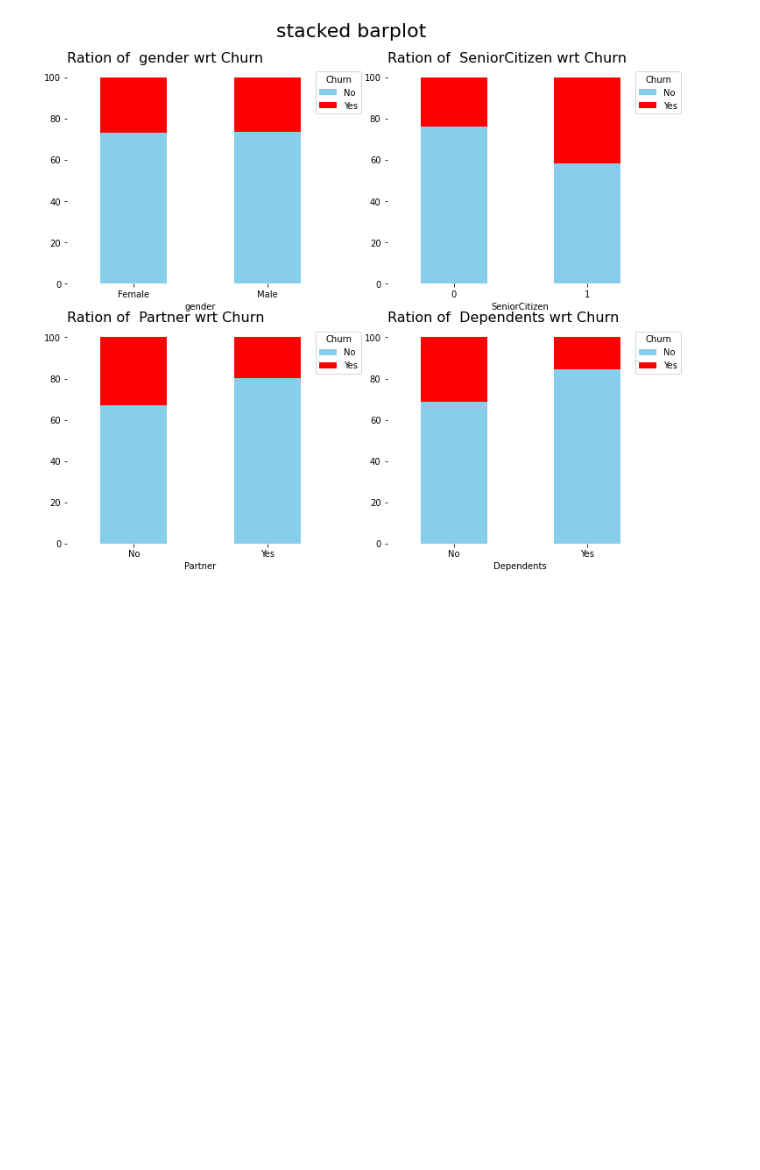
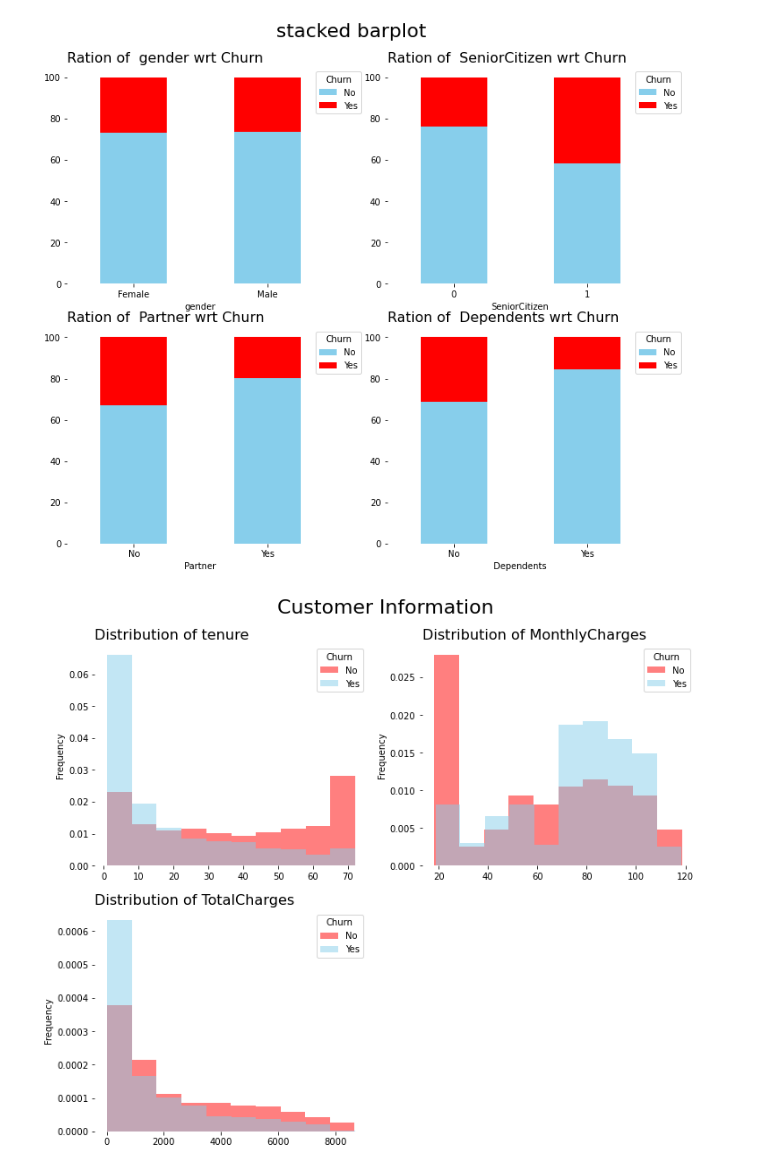
Before and after one commit to berserkarray/IME672, a Jupyter notebook: telco_churn.ipynb, the cells around one changed output. Saved outputs shown, nothing was run; the diff lists cells and outputs as text; code cells hidden in the pictures; blank space fills up the shorter version.

```diff
--- a/telco_churn.ipynb
+++ b/telco_churn.ipynb
@@ -38,6 +38,6 @@ Data columns (total 21 columns):
 dtypes: float64(1), int64(2), object(18)
 memory usage: 1.1+ MB
 # %%
-conv_dict = {"TotalCharges":float,
-    }
-df = df.astype(conv_dict)
+#conv_dict = {"TotalCharges":float,
+  #  }
+#df = df.astype(conv_dict)
@@ -303,3 +299,51 @@ columns = ['gender', 'SeniorCitizen', 'Partner', 'Dependents']
 percentage_stacked_plot(columns, 'stacked barplot')
 # %% [output]
 [figure]
+# %%
+def histogram_plots(columns_to_plot, super_title):
+
+     '''
+     Prints a histogram for each independent variable of the list columns_to_plot.
+
+            Parameters:
+                    columns_to_plot (list of string): Names of the variables to plot
+                    super_title (string): Super title of the visualization
+
+            Returns:
+                    None
+    '''
+    # set number of rows and number of columns
+     number_of_columns = 2
+     number_of_rows = math.ceil(len(columns_to_plot)/2)
+
+    # create a figure
+     fig = plt.figure(figsize=(12, 5 * number_of_rows))
+     fig.suptitle(super_title, fontsize=22,  y=.95)
+
+
+    # loop to each demographic column name to create a subplot
+     for index, column in enumerate(columns_to_plot, 1):
+
+        ax = fig.add_subplot(number_of_rows, number_of_columns, index)
+
+        df[df['Churn']=='No'][column].plot(kind='hist', ax=ax, density=True,
+                                                       alpha=0.5, color='red', label='No')
+        df[df['Churn']=='Yes'][column].plot(kind='hist', ax=ax, density=True,
+                                                        alpha=0.5, color='skyblue', label='Yes')
+
+        ax.legend(loc="upper right", bbox_to_anchor=(0.5, 0.5, 0.5, 0.5),
+                  title='Churn', fancybox=True)
+
+        ax.set_title('Distribution of ' + column,
+                     fontsize=16, loc='left')
+
+        ax.tick_params(rotation='auto')
+
+        spine_names = ('top', 'right', 'bottom', 'left')
+        for spine_name in spine_names:
+            ax.spines[spine_name].set_visible(False)
+
+account_columns_numeric = ['tenure', 'MonthlyCharges', 'TotalCharges']
+histogram_plots(account_columns_numeric, 'Customer Information')
+# %% [output]
+[figure, added]
```
Also changed, not shown: parts of 9 cells of this notebook.
